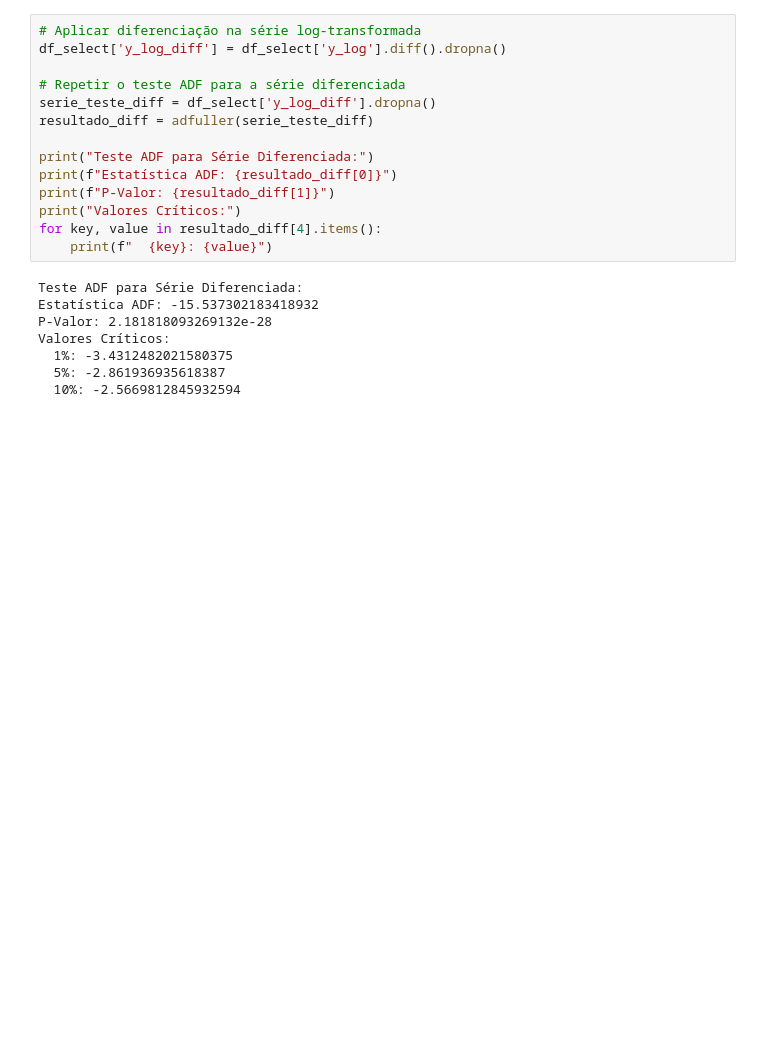
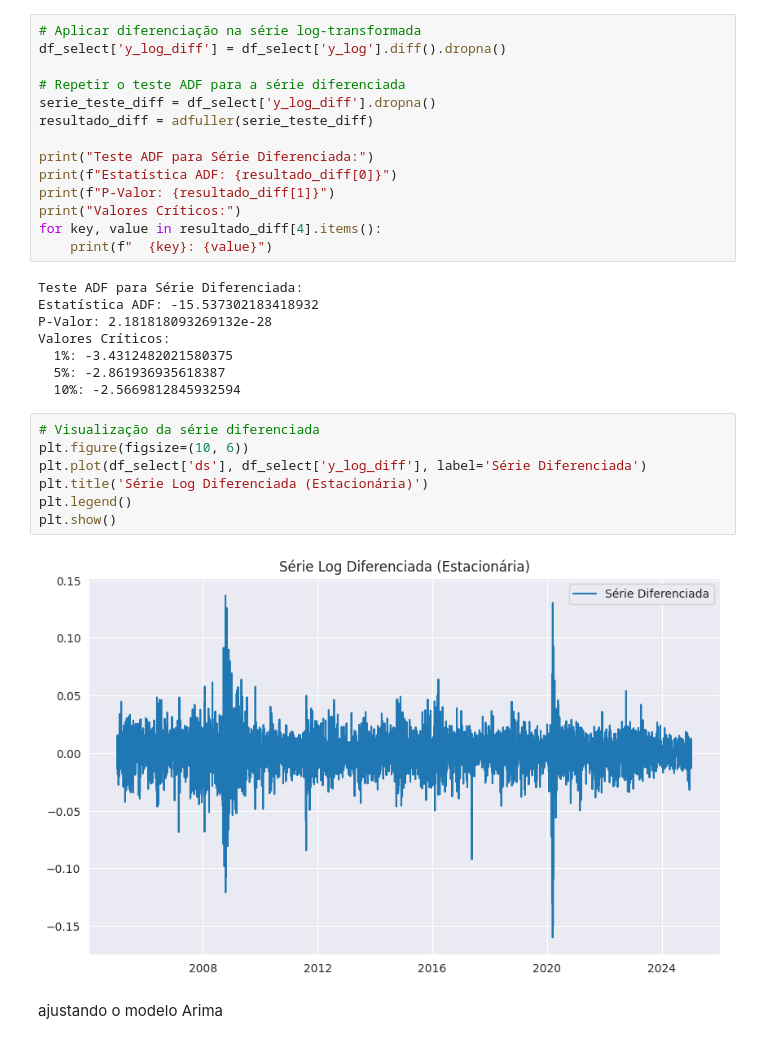
Before and after one commit to SandraRojasZ/Ibovespa-futuro, a Jupyter notebook: ibov-prev.ipynb, the cells around one changed output. Cells and saved outputs as stored; diff of their text form; blank space fills up the shorter version.

Commit message:
Ajustando o modelo ARIMA

```diff
--- a/ibov-prev.ipynb
+++ b/ibov-prev.ipynb
@@ -770,3 +776,14 @@ Valores Críticos:
   1%: -3.4312482021580375
   5%: -2.861936935618387
   10%: -2.5669812845932594
+# %%
+# Visualização da série diferenciada
+plt.figure(figsize=(10, 6))
+plt.plot(df_select['ds'], df_select['y_log_diff'], label='Série Diferenciada')
+plt.title('Série Log Diferenciada (Estacionária)')
+plt.legend()
+plt.show()
+# %% [output]
+[figure, added]
+# %% [markdown]
+ajustando o modelo Arima
```
Also changed, not shown: parts of 2 cells of this notebook.
